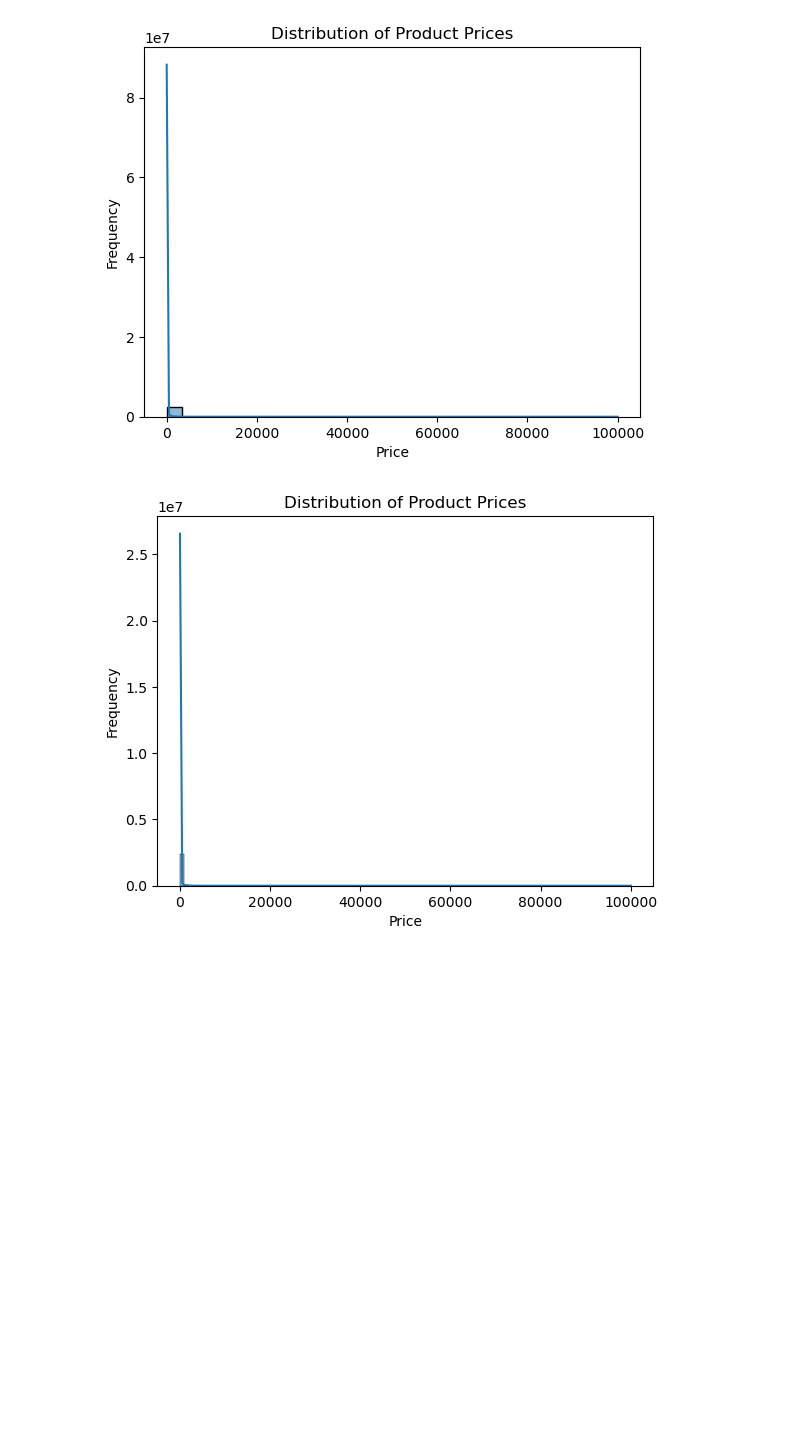
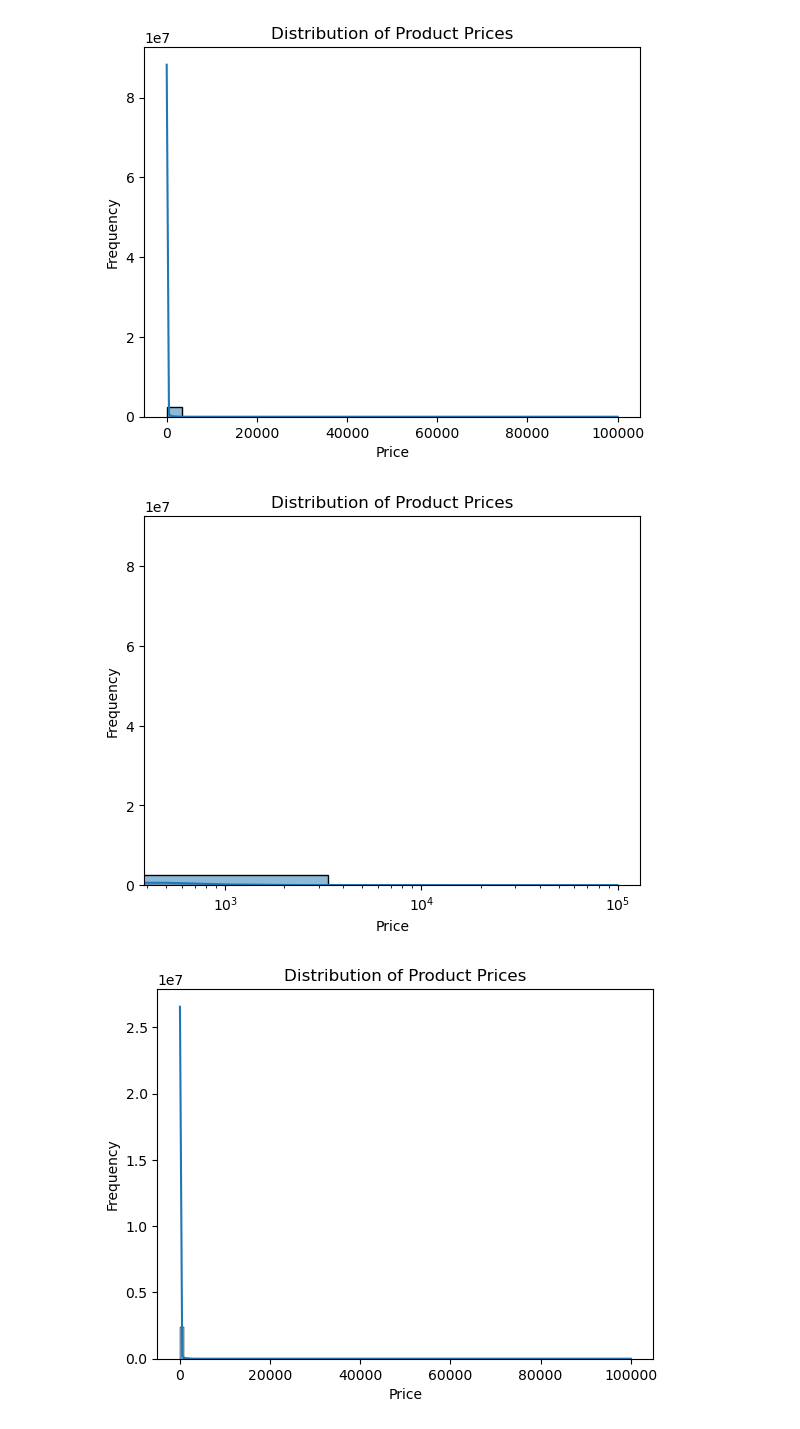
Before and after one commit to data-bootcamp-v4/lab-eda-univariate, a Jupyter notebook: lab-EDA-univariate.ipynb, the cells around one changed output. Cells and saved outputs as stored; diff of their text form; code cells hidden in the pictures; blank space fills up the shorter version.

```diff
--- a/lab-EDA-univariate.ipynb
+++ b/lab-EDA-univariate.ipynb
@@ -226,6 +226,16 @@ plt.title("Distribution of Product Prices")
 plt.show()
 # %% [output]
 [figure]
+# %%
+# 2.3 Histogram with seaborn
+sns.histplot(df['price'], bins=30, kde=True)  # kde=True adds a smooth curve
+plt.xscale('log')  # Apply logarithmic scale
+plt.xlabel("Price")
+plt.ylabel("Frequency")
+plt.title("Distribution of Product Prices")
+plt.show()
+# %% [output]
+[figure, added]
 # %%
 # 2.3 Histogram with seaborn with adjusted bins
 bins = list(range(0, 10001, 1000)) + [50000, 100000]
```
Also changed, not shown: parts of 5 cells of this notebook.
